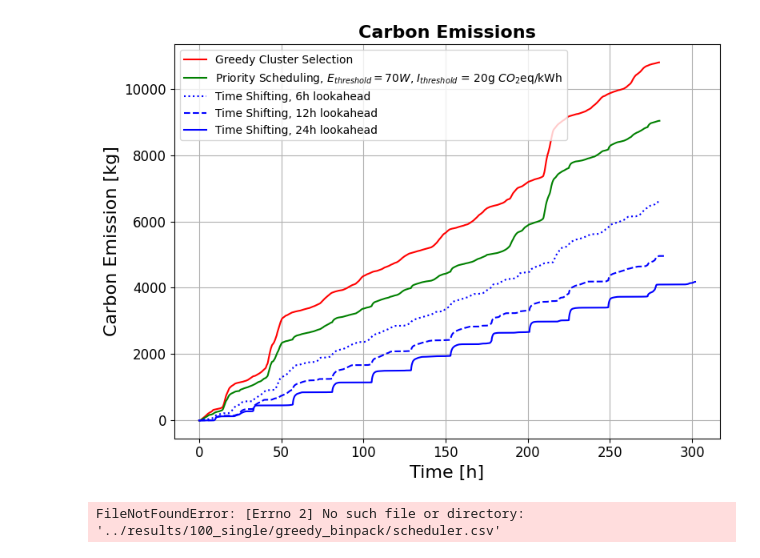
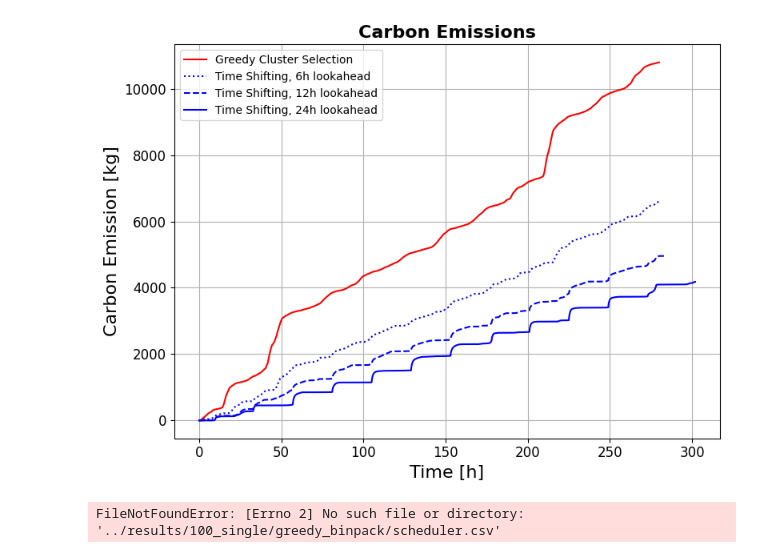
Before and after one commit to johankristianss/carbonsim, a Jupyter notebook: notebooks/AlgComparisonSingle.ipynb, the cells around one changed output. Saved outputs shown, nothing was run; the diff lists cells and outputs as text; code cells hidden in the pictures.

```diff
--- a/notebooks/AlgComparisonSingle.ipynb
+++ b/notebooks/AlgComparisonSingle.ipynb
@@ -39,7 +39,7 @@ fig, ax1 = plt.subplots(figsize=(8, 6))
 #ax1.plot(random_df_emission['hours'], random_df_emission['cumulative_emission'], label='Random', color='blue')
 
 ax1.plot(greedy_df_emission['hours'], greedy_df_emission['cumulative_emission'], label='Greedy Cluster Selection', color='red')
-ax1.plot(priority_df_emission['hours'], priority_df_emission['cumulative_emission'], label=r'Priority Scheduling, $E_{threshold} = 70W$, $I_{threshold}$ = 20g $CO_{2}$eq/kWh', color='green')
+#ax1.plot(priority_df_emission['hours'], priority_df_emission['cumulative_emission'], label=r'Priority Scheduling, $E_{threshold} = 70W$, $I_{threshold}$ = 20g $CO_{2}$eq/kWh', color='green')
 ax1.plot(reservation_6h_df_emission['hours'], reservation_6h_df_emission['cumulative_emission'], label='Time Shifting, 6h lookahead', color='blue', linestyle='dotted')
 ax1.plot(reservation_12h_df_emission['hours'], reservation_12h_df_emission['cumulative_emission'], label='Time Shifting, 12h lookahead', color='blue', linestyle='dashed')
 #ax1.plot(reservation_12he_df_emission['hours'], reservation_12he_df_emission['cumulative_emission'], label='Time Reservation, 12h lookahead, energy', color='red', linestyle='dashed')
@@ -47,34 +47,34 @@ ax1.plot(reservation_24h_df_emission['hours'], reservation_24h_df_emission['cumu
 
 ax1.set_xlabel('Time [h]', fontsize=16)
 ax1.set_ylabel('Carbon Emission [kg]', color='black',fontsize=16)
 ax1.tick_params(axis='y', labelcolor='black')
 
 # Add legends for both axes
 #fig.legend(loc='upper left', bbox_to_anchor=(0.1, 0.9))
 #fig.legend(loc='upper left', bbox_to_anchor=(0.15, 0.85))
 plt.legend(loc='upper left')
 ax1.grid(True)
 
 #plt.xlim(230, 314)
 #plt.ylim(100000, 200000)
 
 #plt.xlim(0, 1)
 
 # Add a title
 plt.title('Carbon Emissions', fontsize=16, fontweight='bold')
 
 output_image_path = os.path.join("experiment1.png")
 plt.savefig(output_image_path, dpi=300, bbox_inches='tight')
 plt.xticks(fontsize=12)
 plt.yticks(fontsize=12)
 # Show the plot
 plt.tight_layout()
 #plt.yscale('log')
 plt.show()
 
 # 307 hours total run time greedy binpack, and 295 hours greedy
 # %% [output]
-[figure, old version]
+[figure, new version]
 # %%
 import pandas as pd
 import matplotlib.pyplot as plt
```
Also changed, not shown: 5 other files.
